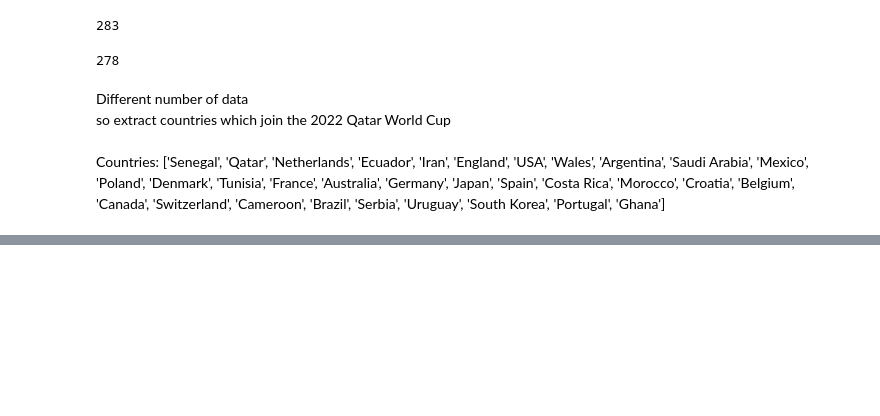
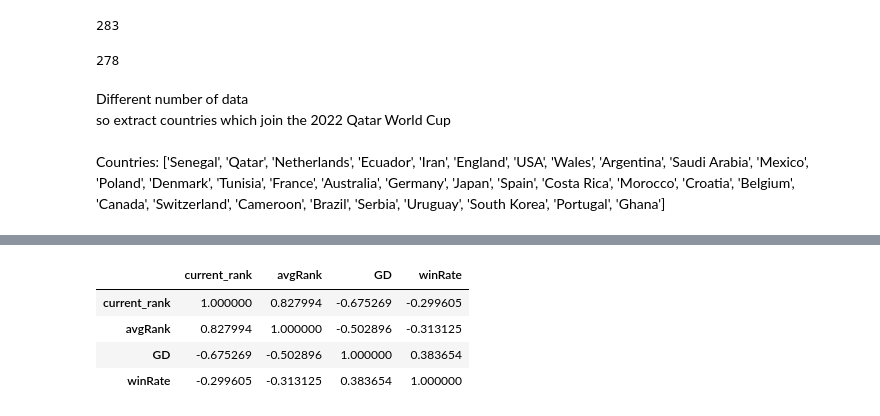
Before and after one commit to jfloww/2022WorldCupWinner, a Jupyter notebook: worldCup2022.ipynb, the cells around one changed output, grey strips where cells are left out. Cells and saved outputs as stored; diff of their text form; code cells hidden in the pictures; blank space fills up the shorter version.

```diff
--- a/worldCup2022.ipynb
+++ b/worldCup2022.ipynb
@@ -155,0 +169,9 @@ wc_score
+# %%
+corr = wc_score.corr()
+corr.style.background_gradient()
+# %% [output]
+|  | current_rank | avgRank | GD | winRate |
+| current_rank | 1.000000 | 0.827994 | -0.675269 | -0.299605 |
+| avgRank | 0.827994 | 1.000000 | -0.502896 | -0.313125 |
+| GD | -0.675269 | -0.502896 | 1.000000 | 0.383654 |
+| winRate | -0.299605 | -0.313125 | 0.383654 | 1.000000 |
```
Also changed, not shown: parts of 18 cells of this notebook.
